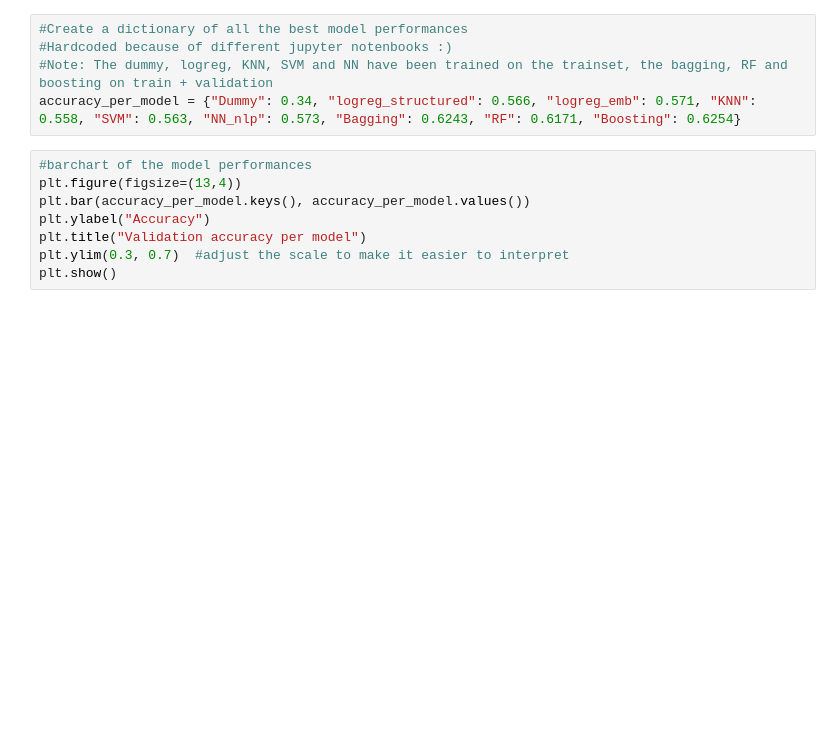
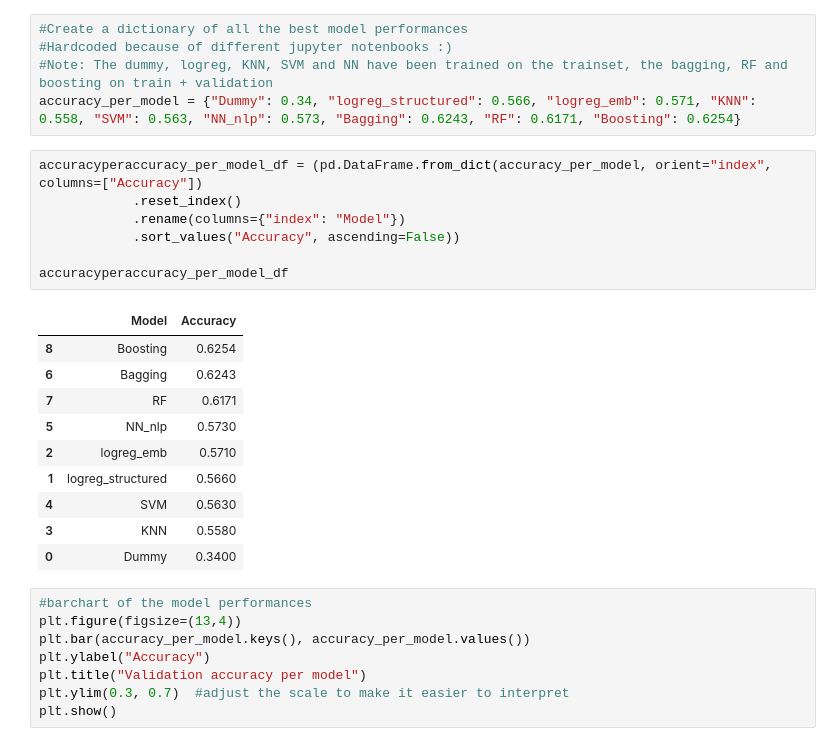
Before and after one commit to Simerblur/bjj, a Jupyter notebook: Tree_based_models_bart.ipynb, the cells around one changed output. Cells and saved outputs as stored; diff of their text form; blank space fills up the shorter version.

Commit message:
table for accuracy

```diff
--- a/Tree_based_models_bart.ipynb
+++ b/Tree_based_models_bart.ipynb
@@ -709,6 +707,24 @@ The best boosted model is the XGBoost model (61.55% accuracy). It performs a lit
 #Hardcoded because of different jupyter notenbooks :)
 #Note: The dummy, logreg, KNN, SVM and NN have been trained on the trainset, the bagging, RF and boosting on train + validation
 accuracy_per_model = {"Dummy": 0.34, "logreg_structured": 0.566, "logreg_emb": 0.571, "KNN": 0.558, "SVM": 0.563, "NN_nlp": 0.573, "Bagging": 0.6243, "RF": 0.6171, "Boosting": 0.6254}
+# %%
+accuracyperaccuracy_per_model_df = (pd.DataFrame.from_dict(accuracy_per_model, orient="index", columns=["Accuracy"])
+            .reset_index()
+            .rename(columns={"index": "Model"})
+            .sort_values("Accuracy", ascending=False))
+
+accuracyperaccuracy_per_model_df
+# %% [output]
+|  | Model | Accuracy |
+| 8 | Boosting | 0.6254 |
+| 6 | Bagging | 0.6243 |
+| 7 | RF | 0.6171 |
+| 5 | NN_nlp | 0.5730 |
+| 2 | logreg_emb | 0.5710 |
+| 1 | logreg_structured | 0.5660 |
+| 4 | SVM | 0.5630 |
+| 3 | KNN | 0.5580 |
+| 0 | Dummy | 0.3400 |
 # %%
 #barchart of the model performances
 plt.figure(figsize=(13,4))
```
Also changed, not shown: parts of 2 cells of this notebook.
